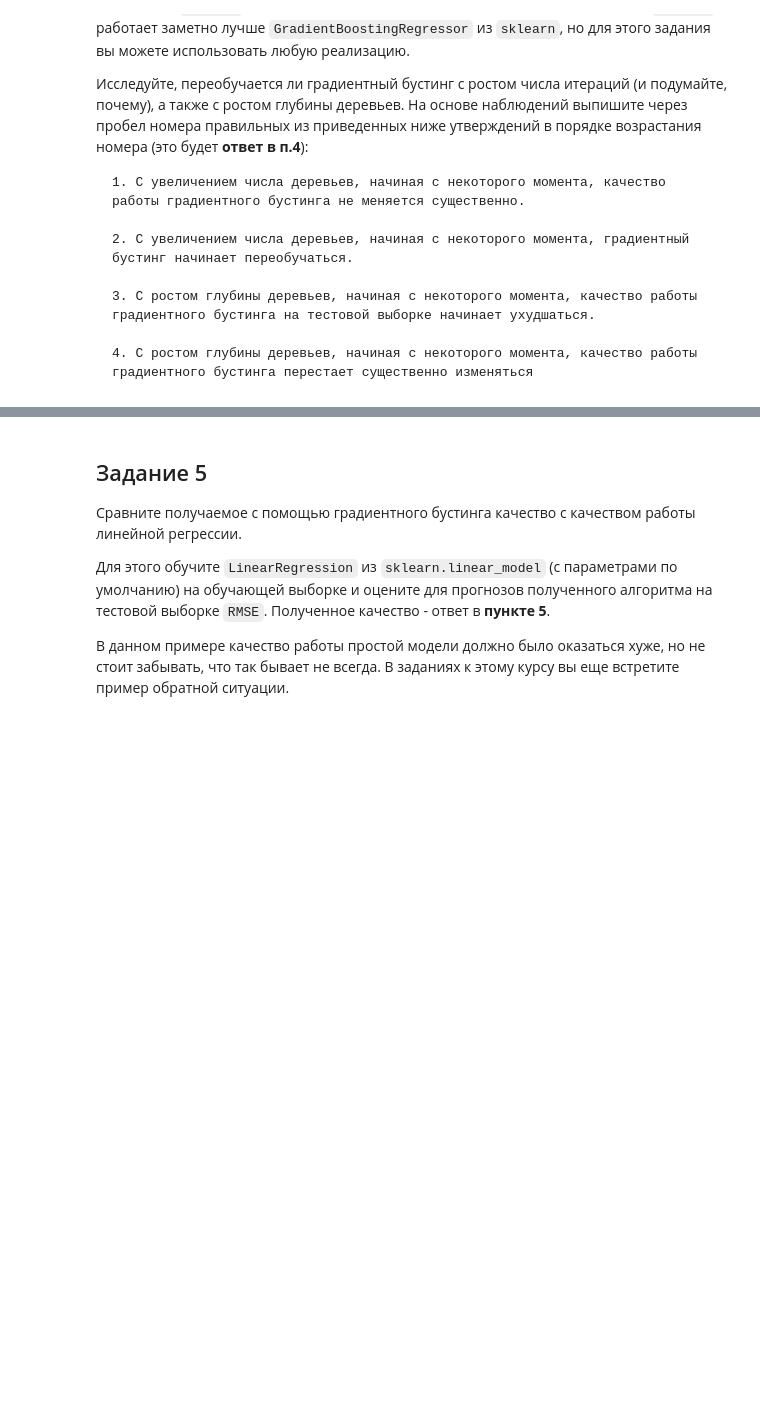
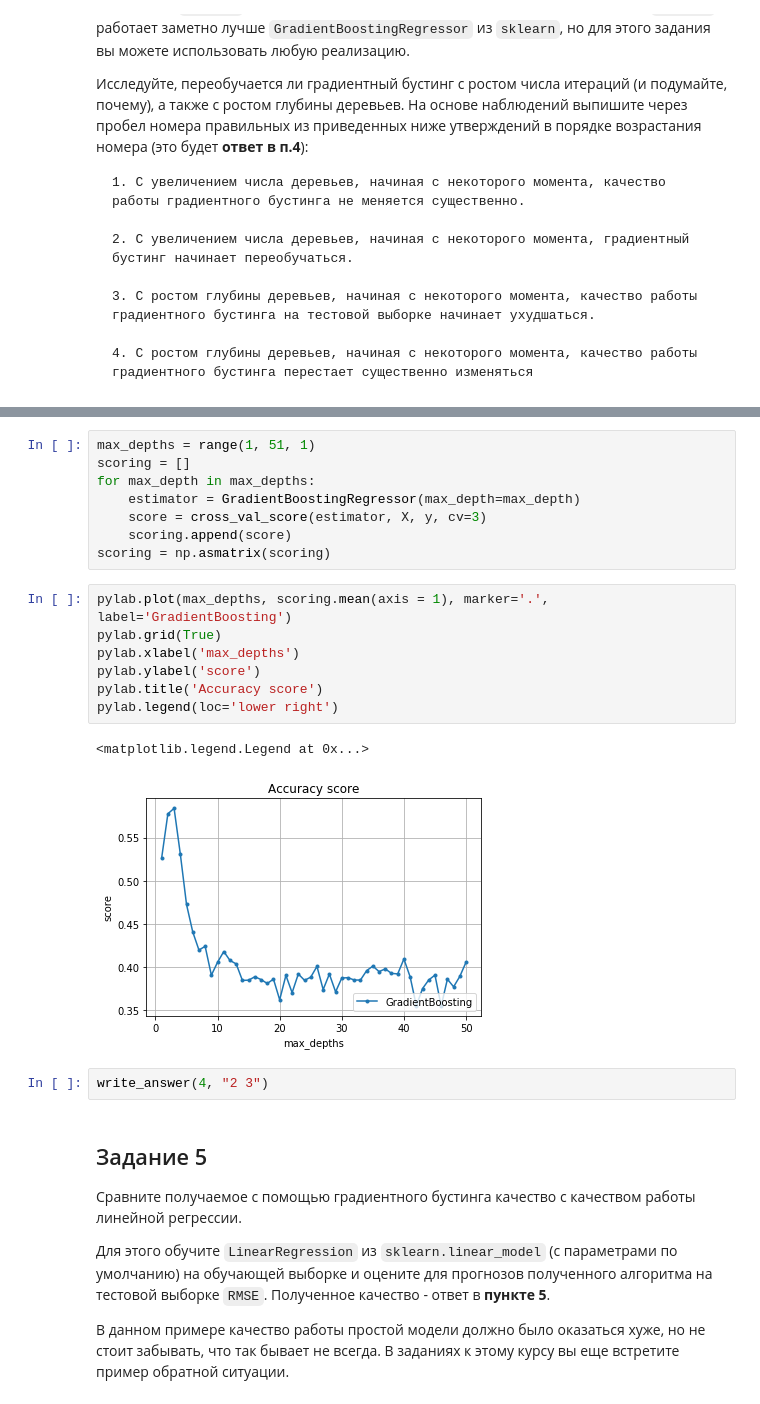
Before and after one commit to evgeni-nabokov/ml-and-da-by-mipt-and-yandex, a Jupyter notebook: C2W4/grad_boosting.ipynb, the cells around one changed output, grey strips where cells are left out. Cells and saved outputs as stored; diff of their text form; blank space fills up the shorter version.

```diff
--- a/C2W4/grad_boosting.ipynb
+++ b/C2W4/grad_boosting.ipynb
@@ -148,3 +170,23 @@ write_answer(3, rmse)
+# %%
+max_depths = range(1, 51, 1)
+scoring = []
+for max_depth in max_depths:
+    estimator = GradientBoostingRegressor(max_depth=max_depth)
+    score = cross_val_score(estimator, X, y, cv=3)
+    scoring.append(score)
+scoring = np.asmatrix(scoring)
+# %%
+pylab.plot(max_depths, scoring.mean(axis = 1), marker='.', label='GradientBoosting')
+pylab.grid(True)
+pylab.xlabel('max_depths')
+pylab.ylabel('score')
+pylab.title('Accuracy score')
+pylab.legend(loc='lower right')
+# %% [output]
+<matplotlib.legend.Legend at 0x...>
+[figure, added]
+# %%
+write_answer(4, "2 3")
 # %% [markdown]
 ## Задание 5
 
```
Also changed, not shown: parts of 7 cells of this notebook, 3 other files.
